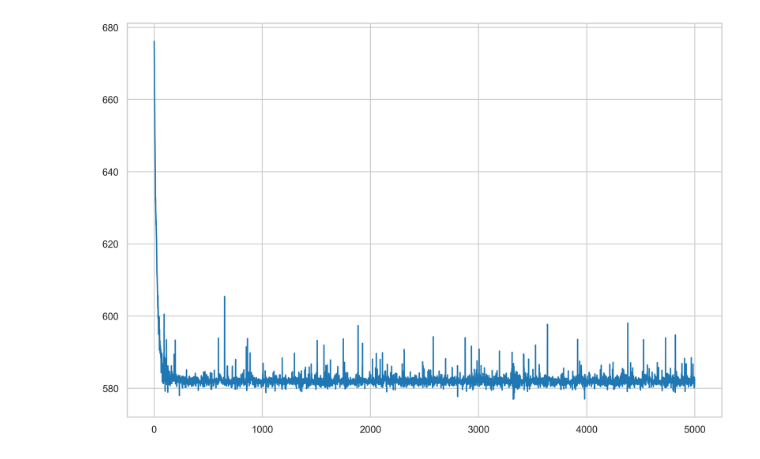
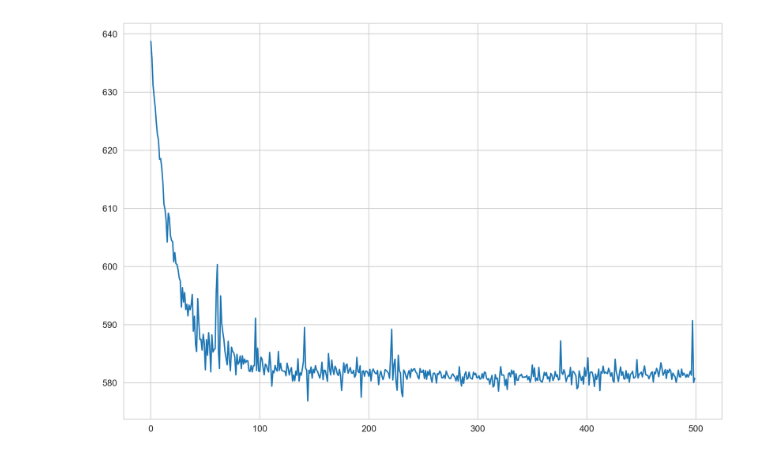
Before and after one commit to vasily-kartashov/time-series-with-bayesian-modelling, a Jupyter notebook: part-07.ipynb, the cells around one changed output. Drawn from its saved outputs; the diff is of its cells as text; code cells hidden in the pictures.

```diff
--- a/part-07.ipynb
+++ b/part-07.ipynb
@@ -33,27 +33,27 @@ with tf.device('CPU:0'):
 # %%
 # Minimize the variational loss.
 
 # Allow external control of optimization to reduce test runtimes.
-num_variational_steps = 5000
+num_variational_steps = 500
 num_variational_steps = int(num_variational_steps)
 
 # Build and optimize the variational loss function.
 with tf.device('CPU:0'):
     elbo_loss_curve = tfp.vi.fit_surrogate_posterior(
         target_log_prob_fn=model.joint_distribution(observed_time_series=train_data_tensor).log_prob,
         surrogate_posterior=variational_posteriors,
         optimizer=tf.optimizers.legacy.Adam(learning_rate=0.1),
         num_steps=num_variational_steps,
         jit_compile=False
     )
 
 plt.plot(elbo_loss_curve)
 plt.show()
 
 # Draw samples from the variational posterior.
 parameter_samples = variational_posteriors.sample(1000)
 # %% [output]
-[figure, old version]
+[figure, new version]
 # %%
 print("Inferred parameters:")
 for param in model.parameters:
```
Also changed, not shown: parts of 7 cells of this notebook.
